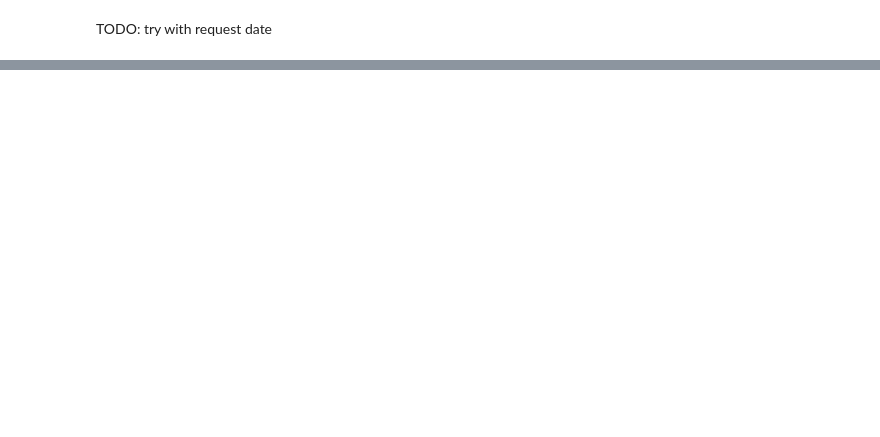
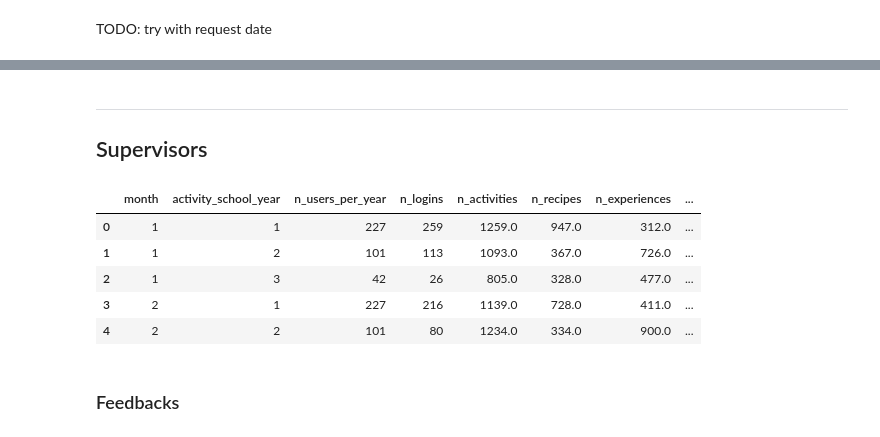
Before and after one commit to pietroairaghi/dualt_analysis, a Jupyter notebook: notebooks/Descriptive stats.ipynb, the cells around one changed output, grey strips where cells are left out. Cells and saved outputs as stored; diff of their text form; code cells hidden in the pictures; blank space fills up the shorter version.

```diff
--- a/notebooks/Descriptive stats.ipynb
+++ b/notebooks/Descriptive stats.ipynb
@@ -21,6 +29,7 @@ def normalizePer(df,col,sum_col,group_col,copy_of = None,new_name=None):
         df.loc[mask,new_name] = df[mask][new_name].divide(tot/100)
 # %%
 pd.options.display.max_columns = None
+pd.options.display.max_rows    = None
 # %%
 data_folder = "../data/"
 # %%
@@ -168,0 +306,15 @@ column.plot()
+# %% [markdown]
+--------------
+## Supervisors
+# %%
+df_months_supervisors = pd.read_csv(f"{data_folder}months_supervisors.csv").fillna(0).sort_values(by=['month','activity_school_year'])
+df_months_supervisors.head()
+# %% [output]
+|  | month | activity_school_year | n_users_per_year | n_logins | n_activities | n_recipes | n_experiences | ... |
+| 0 | 1 | 1 | 227 | 259 | 1259.0 | 947.0 | 312.0 | ... |
+| 1 | 1 | 2 | 101 | 113 | 1093.0 | 367.0 | 726.0 | ... |
+| 2 | 1 | 3 | 42 | 26 | 805.0 | 328.0 | 477.0 | ... |
+| 3 | 2 | 1 | 227 | 216 | 1139.0 | 728.0 | 411.0 | ... |
+| 4 | 2 | 2 | 101 | 80 | 1234.0 | 334.0 | 900.0 | ... |
+# %% [markdown]
+### Feedbacks
```
Also changed, not shown: parts of 31 cells of this notebook, 4 other files.
